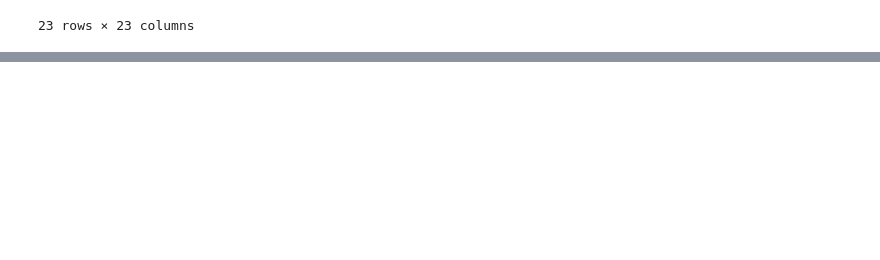
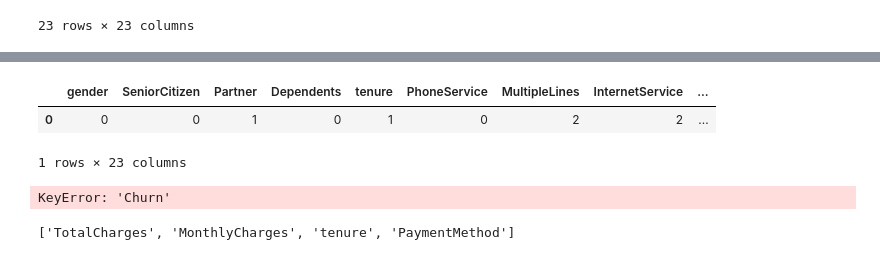
Before and after one commit to momittal/Customer_Retention_ML, a Jupyter notebook: Telco_Churn_Rate_Analysis.ipynb, the cells around one changed output, grey strips where cells are left out. Drawn from its saved outputs; the diff is of its cells as text; code cells hidden in the pictures; blank space fills up the shorter version.

```diff
--- a/Telco_Churn_Rate_Analysis.ipynb
+++ b/Telco_Churn_Rate_Analysis.ipynb
@@ -678,3 +678,11 @@ MEDIAN ABSOLUTE ERROR : 0.0
 ______________________END OF Neural Network Classifier____________________
 # %%
 # Hyoerparameter Tuning
+# %%
+# Unsupervised Learning
+# K-means
+churn_data.head(1)
+# %% [output]
+|  | gender | SeniorCitizen | Partner | Dependents | tenure | PhoneService | MultipleLines | InternetService | ... |
+| 0 | 0 | 0 | 1 | 0 | 1 | 0 | 2 | 2 | ... |
+1 rows × 23 columns
@@ -680,0 +697,8 @@ ______________________END OF Neural Network Classifier____________________
+# %%
+y['Churn']
+# %% [output]
+KeyError: 'Churn'
+# %%
+predictorVariables
+# %% [output]
+['TotalCharges', 'MonthlyCharges', 'tenure', 'PaymentMethod']
```
Also changed, not shown: parts of 10 cells of this notebook, 1 other file.
